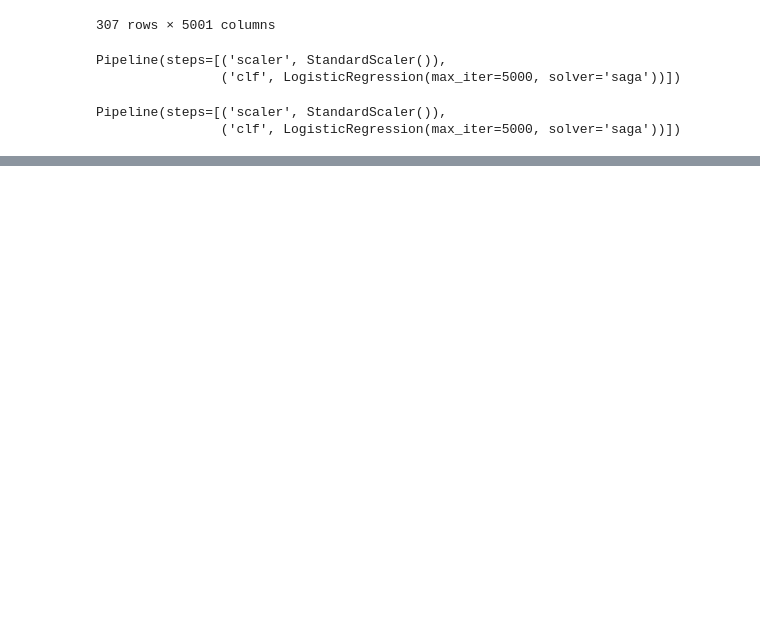
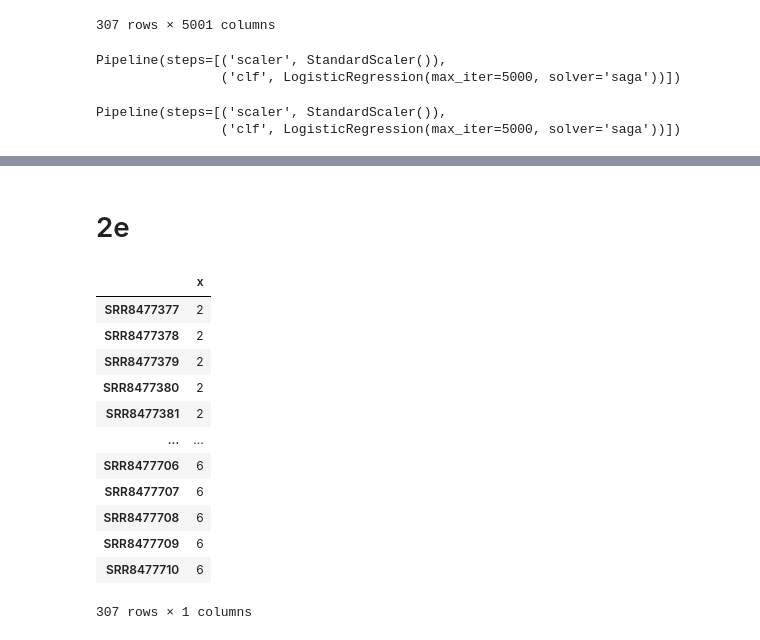
Before and after one commit to jess16313/Bioinformatics-baddies, a Jupyter notebook: Assn4_Gabriel.ipynb, the cells around one changed output, grey strips where cells are left out. Cells and saved outputs as stored; diff of their text form; code cells hidden in the pictures; blank space fills up the shorter version.

```diff
--- a/Assn4_Gabriel.ipynb
+++ b/Assn4_Gabriel.ipynb
@@ -145,0 +151,19 @@ weighted avg       0.89      0.89      0.89        62
+# %% [markdown]
+# 2e
+# %%
+classification = pd.read_csv('Gabe_classification.tsv', sep='\t', index_col=0)
+classification
+# %% [output]
+|  | x |
+| SRR8477377 | 2 |
+| SRR8477378 | 2 |
+| SRR8477379 | 2 |
+| SRR8477380 | 2 |
+| SRR8477381 | 2 |
+| ... | ... |
+| SRR8477706 | 6 |
+| SRR8477707 | 6 |
+| SRR8477708 | 6 |
+| SRR8477709 | 6 |
+| SRR8477710 | 6 |
+307 rows × 1 columns
```
Also changed, not shown: parts of 69 cells of this notebook.
